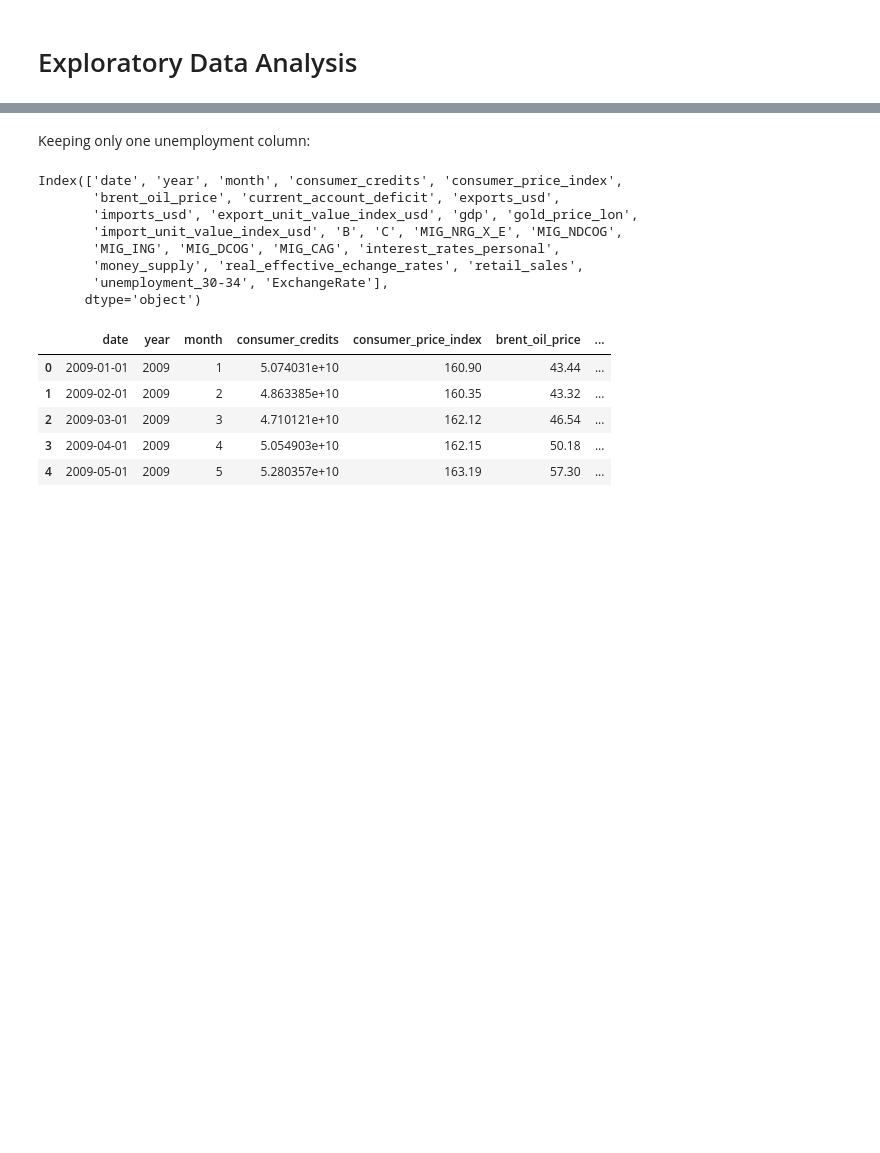
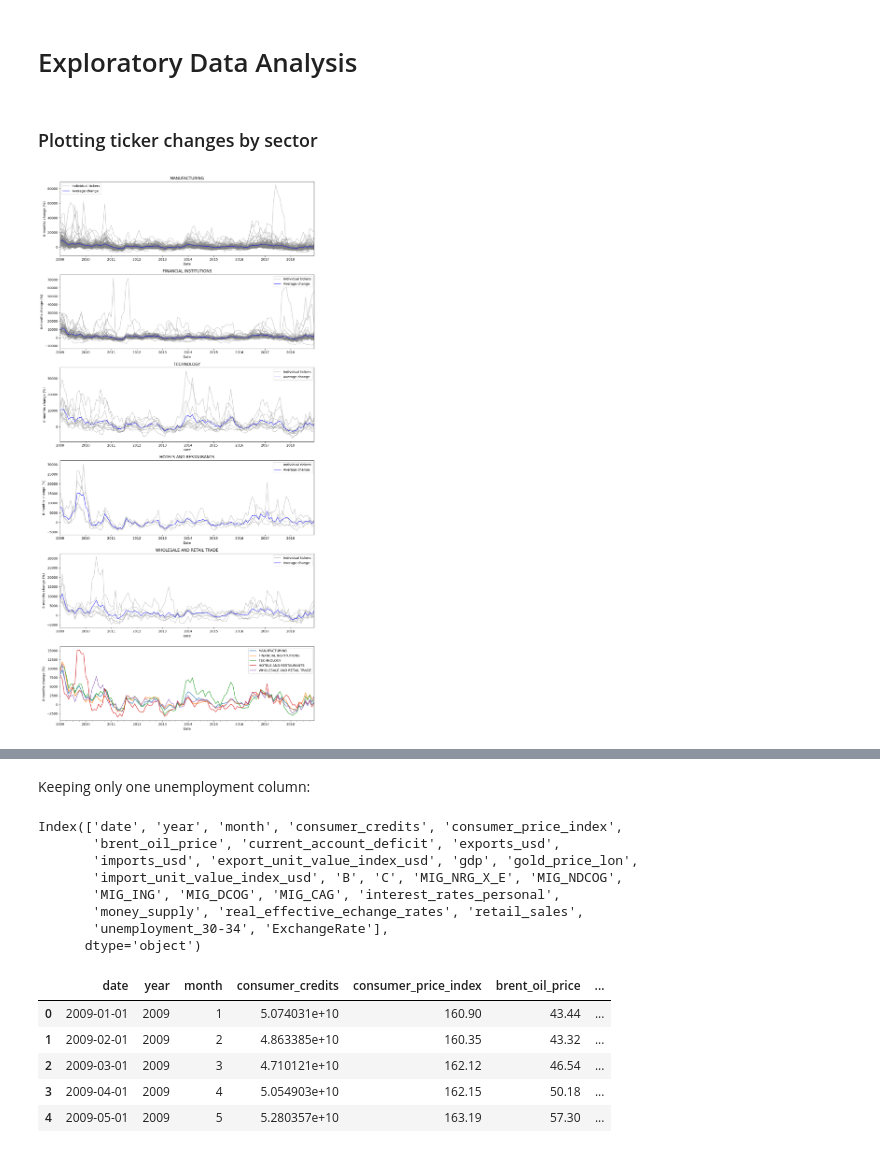
Before and after one commit to Ahmetyasin/CS512-project, a Jupyter notebook: ExploratoryDataAnalysis.ipynb, the cells around one changed output, grey strips where cells are left out. Drawn from its saved outputs; the diff is of its cells as text; code cells hidden in the pictures; blank space fills up the shorter version.

Commit message:
added ticker plots

```diff
--- a/ExploratoryDataAnalysis.ipynb
+++ b/ExploratoryDataAnalysis.ipynb
@@ -12,0 +15,52 @@ import seaborn as sns
+# %% [markdown]
+### Plotting ticker changes by sector
+# %%
+data_dict = load_data_model_2(
+    n_months=6,
+    pct_change=True,
+    drop_corr_features=True,
+    encoding_method=None,
+    drop=False,
+    year_range=(2008, 2019)
+)
+# %%
+fig, axs = plt.subplots(len(data_dict)+1, 1, figsize=(12, 24), tight_layout=True)
+axs = axs.flatten()
+
+sector_change_dict = {}
+
+for ax, (sector, data) in zip(axs, data_dict.items()):
+    data = data['data']
+    tickers = data['ticker'].unique()
+    avg_arr = []
+    data['marketcap'] *= 100
+
+    for ticker in tickers:
+        cond = data['ticker'] == ticker
+        graph_data = data.loc[cond].sort_values(by='date')
+
+        line = ax.plot('date', 'marketcap', data=graph_data, color='gray', alpha=0.4)
+        ax.set_title(sector)
+        ax.set_xlabel('Date')
+        ax.set_ylabel('6-months change (%)')
+        avg_arr.append(graph_data['marketcap'])
+
+    avg_arr = np.array(avg_arr).mean(axis=0)
+    sector_change_dict[sector] = avg_arr
+    avg_line = ax.plot(graph_data['date'], avg_arr, color='blue', alpha=0.7)
+    xmin, xmax = graph_data['date'].min(), graph_data['date'].max()
+    ax.set_xlim(xmin, xmax)
+
+    ax.legend(handles=[line[0], avg_line[0]], labels=['Individual tickers', 'Average change'])
+
+ax = axs[-1]
+avg_sector_data = pd.DataFrame(sector_change_dict)
+avg_sector_data['date'] = graph_data.reset_index()['date']
+avg_sector_data.plot(x='date', ax=ax)
+ax.set_xlim(xmin, xmax)
+ax.set_xlabel('Date')
+ax.set_ylabel('6-months change (%)')
+
+plt.show()
+# %% [output]
+[figure, added]
```
Also changed, not shown: parts of 3 cells of this notebook.
